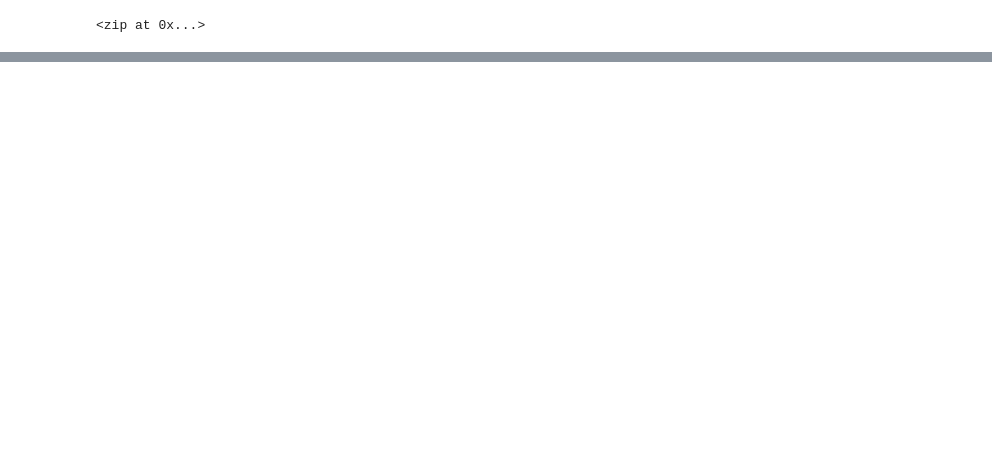
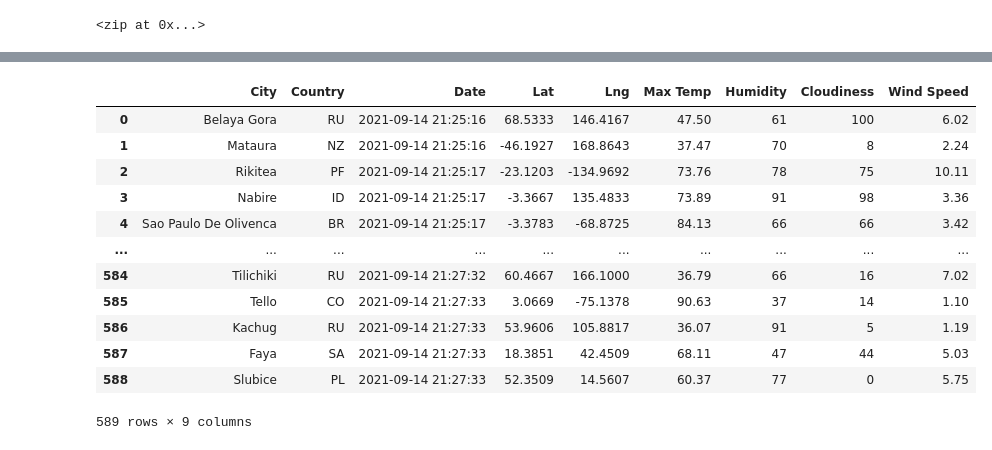
Before and after one commit to BrandonTur90/World_Weather_Analysis, a Jupyter notebook: WeatherPy.ipynb, the cells around one changed output, grey strips where cells are left out. Cells and saved outputs as stored; diff of their text form; code cells hidden in the pictures; blank space fills up the shorter version.

Commit message:
weather info added

```diff
--- a/WeatherPy.ipynb
+++ b/WeatherPy.ipynb
@@ -30,0 +41,8 @@ len(cities)
+# %%
+# Starting URL for Weather Map API Call.
+url = "http://api.openweathermap.org/data/2.5/weather?units=Imperial&APPID=" + weather_api_key
+print(url)
+
+# Create an endpoint URL for a city.
+city_url = url + "&q=" + "Boston"
+print(city_url)
@@ -30,0 +130,4 @@ len(cities)
+# %%
+# Convert the array of dictionaries to a Pandas DataFrame.
+city_data_df = pd.DataFrame(city_data)
+city_data_df.head(10)
@@ -30,0 +146,18 @@ len(cities)
+# %%
+new_column_order = ['City', 'Country', 'Date', 'Lat', 'Lng', 'Max Temp', 'Humidity', 'Cloudiness', 'Wind Speed']
+city_data_df = city_data_df[new_column_order]
+city_data_df
+# %% [output]
+|  | City | Country | Date | Lat | Lng | Max Temp | Humidity | Cloudiness | Wind Speed |
+| 0 | Belaya Gora | RU | 2021-09-14 21:25:16 | 68.5333 | 146.4167 | 47.50 | 61 | 100 | 6.02 |
+| 1 | Mataura | NZ | 2021-09-14 21:25:16 | -46.1927 | 168.8643 | 37.47 | 70 | 8 | 2.24 |
+| 2 | Rikitea | PF | 2021-09-14 21:25:17 | -23.1203 | -134.9692 | 73.76 | 78 | 75 | 10.11 |
+| 3 | Nabire | ID | 2021-09-14 21:25:17 | -3.3667 | 135.4833 | 73.89 | 91 | 98 | 3.36 |
+| 4 | Sao Paulo De Olivenca | BR | 2021-09-14 21:25:17 | -3.3783 | -68.8725 | 84.13 | 66 | 66 | 3.42 |
+| ... | ... | ... | ... | ... | ... | ... | ... | ... | ... |
+| 584 | Tilichiki | RU | 2021-09-14 21:27:32 | 60.4667 | 166.1000 | 36.79 | 66 | 16 | 7.02 |
+| 585 | Tello | CO | 2021-09-14 21:27:33 | 3.0669 | -75.1378 | 90.63 | 37 | 14 | 1.10 |
+| 586 | Kachug | RU | 2021-09-14 21:27:33 | 53.9606 | 105.8817 | 36.07 | 91 | 5 | 1.19 |
+| 587 | Faya | SA | 2021-09-14 21:27:33 | 18.3851 | 42.4509 | 68.11 | 47 | 44 | 5.03 |
+| 588 | Slubice | PL | 2021-09-14 21:27:33 | 52.3509 | 14.5607 | 60.37 | 77 | 0 | 5.75 |
+589 rows × 9 columns
```
Also changed, not shown: parts of 6 cells of this notebook.
